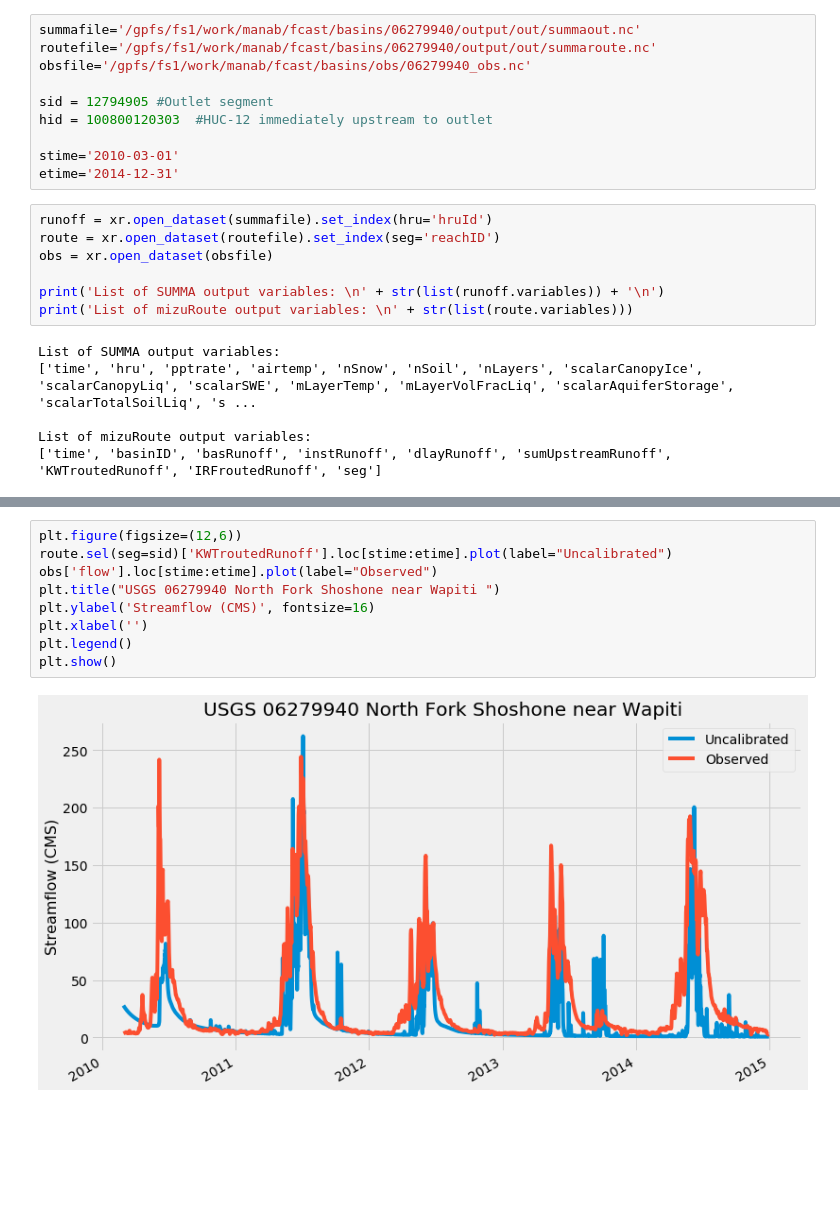
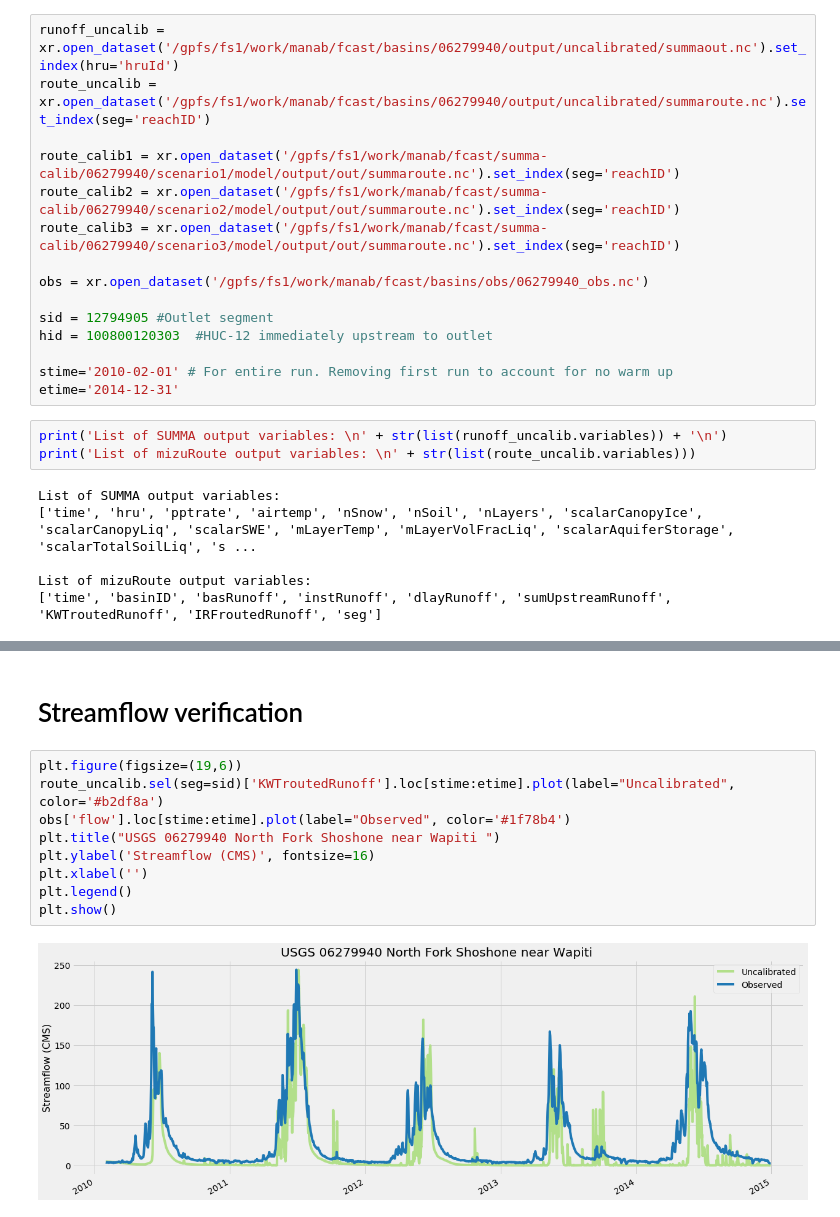
Before and after one commit to hydrofcst/luit, a Jupyter notebook: 06279940.ipynb, the cells around one changed output, grey strips where cells are left out. Saved outputs shown, nothing was run; the diff lists cells and outputs as text; blank space fills up the shorter version.

Commit message:
3 calib runs

```diff
--- a/06279940.ipynb
+++ b/06279940.ipynb
@@ -7,20 +10,21 @@ plt.style.use('fivethirtyeight')
 # %%
-summafile='/gpfs/fs1/work/manab/fcast/basins/06279940/output/out/summaout.nc'
-routefile='/gpfs/fs1/work/manab/fcast/basins/06279940/output/out/summaroute.nc'
-obsfile='/gpfs/fs1/work/manab/fcast/basins/obs/06279940_obs.nc'
+runoff_uncalib = xr.open_dataset('/gpfs/fs1/work/manab/fcast/basins/06279940/output/uncalibrated/summaout.nc').set_index(hru='hruId')
+route_uncalib = xr.open_dataset('/gpfs/fs1/work/manab/fcast/basins/06279940/output/uncalibrated/summaroute.nc').set_index(seg='reachID')
+
+route_calib1 = xr.open_dataset('/gpfs/fs1/work/manab/fcast/summa-calib/06279940/scenario1/model/output/out/summaroute.nc').set_index(seg='reachID')
+route_calib2 = xr.open_dataset('/gpfs/fs1/work/manab/fcast/summa-calib/06279940/scenario2/model/output/out/summaroute.nc').set_index(seg='reachID')
+route_calib3 = xr.open_dataset('/gpfs/fs1/work/manab/fcast/summa-calib/06279940/scenario3/model/output/out/summaroute.nc').set_index(seg='reachID')
+
+obs = xr.open_dataset('/gpfs/fs1/work/manab/fcast/basins/obs/06279940_obs.nc')
 
 sid = 12794905 #Outlet segment
 hid = 100800120303  #HUC-12 immediately upstream to outlet
 
-stime='2010-03-01'
+stime='2010-02-01' # For entire run. Removing first run to account for no warm up
 etime='2014-12-31'
 # %%
-runoff = xr.open_dataset(summafile).set_index(hru='hruId')
-route = xr.open_dataset(routefile).set_index(seg='reachID')
-obs = xr.open_dataset(obsfile)
-
-print('List of SUMMA output variables: \n' + str(list(runoff.variables)) + '\n')
-print('List of mizuRoute output variables: \n' + str(list(route.variables)))
+print('List of SUMMA output variables: \n' + str(list(runoff_uncalib.variables)) + '\n')
+print('List of mizuRoute output variables: \n' + str(list(route_uncalib.variables)))
 # %% [output]
 List of SUMMA output variables:
 ['time', 'hru', 'pptrate', 'airtemp', 'nSnow', 'nSoil', 'nLayers', 'scalarCanopyIce', 'scalarCanopyLiq', 'scalarSWE', 'mLayerTemp', 'mLayerVolFracLiq', 'scalarAquiferStorage', 'scalarTotalSoilLiq', 's ...
@@ -98,11 +113,13 @@ subplotCreator(streamflow, 'Streamflow \n (m3/s) \n NHDPlus segID: ' + str(sid),
+# %% [markdown]
+# Streamflow verification
 # %%
-plt.figure(figsize=(12,6))
-route.sel(seg=sid)['KWTroutedRunoff'].loc[stime:etime].plot(label="Uncalibrated")
-obs['flow'].loc[stime:etime].plot(label="Observed")
+plt.figure(figsize=(19,6))
+route_uncalib.sel(seg=sid)['KWTroutedRunoff'].loc[stime:etime].plot(label="Uncalibrated", color='#b2df8a')
+obs['flow'].loc[stime:etime].plot(label="Observed", color='#1f78b4')
 plt.title("USGS 06279940 North Fork Shoshone near Wapiti ")
 plt.ylabel('Streamflow (CMS)', fontsize=16)
 plt.xlabel('')
 plt.legend()
 plt.show()
 # %% [output]
-[figure, old version]
+[figure, new version]
```
Also changed, not shown: parts of 11 cells of this notebook.
